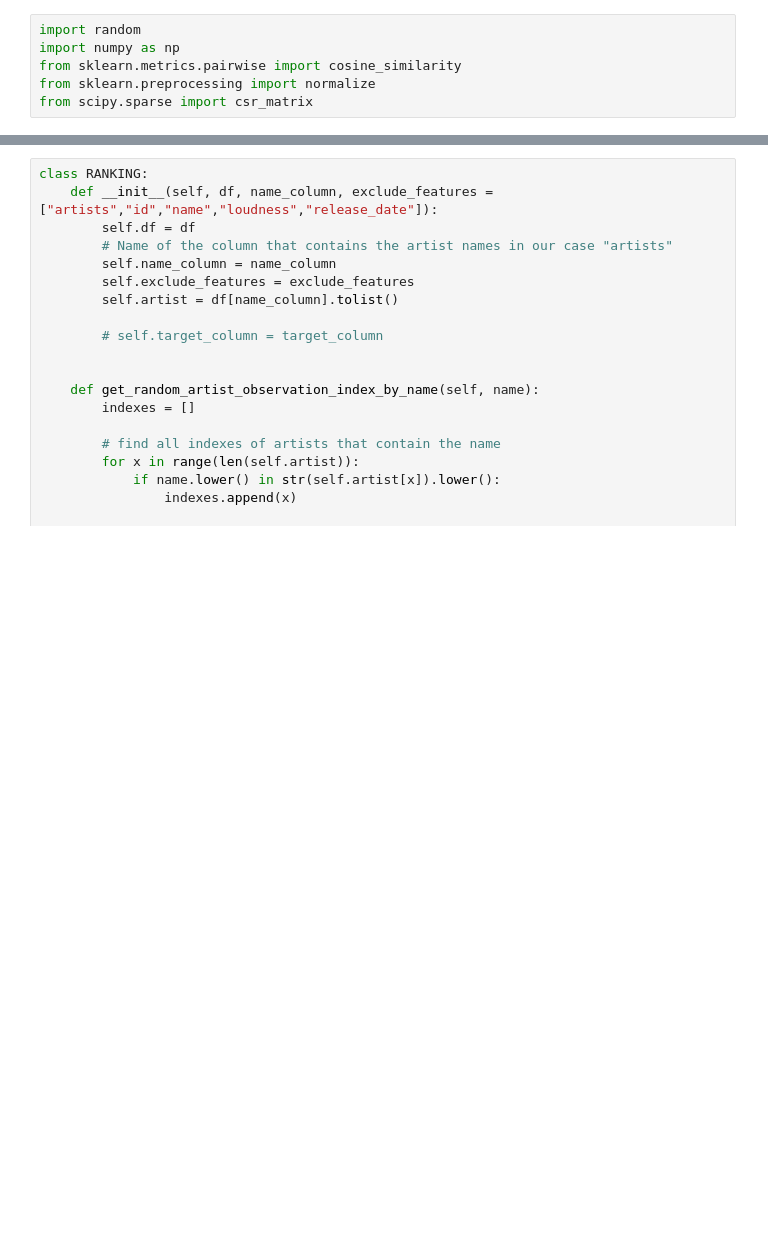
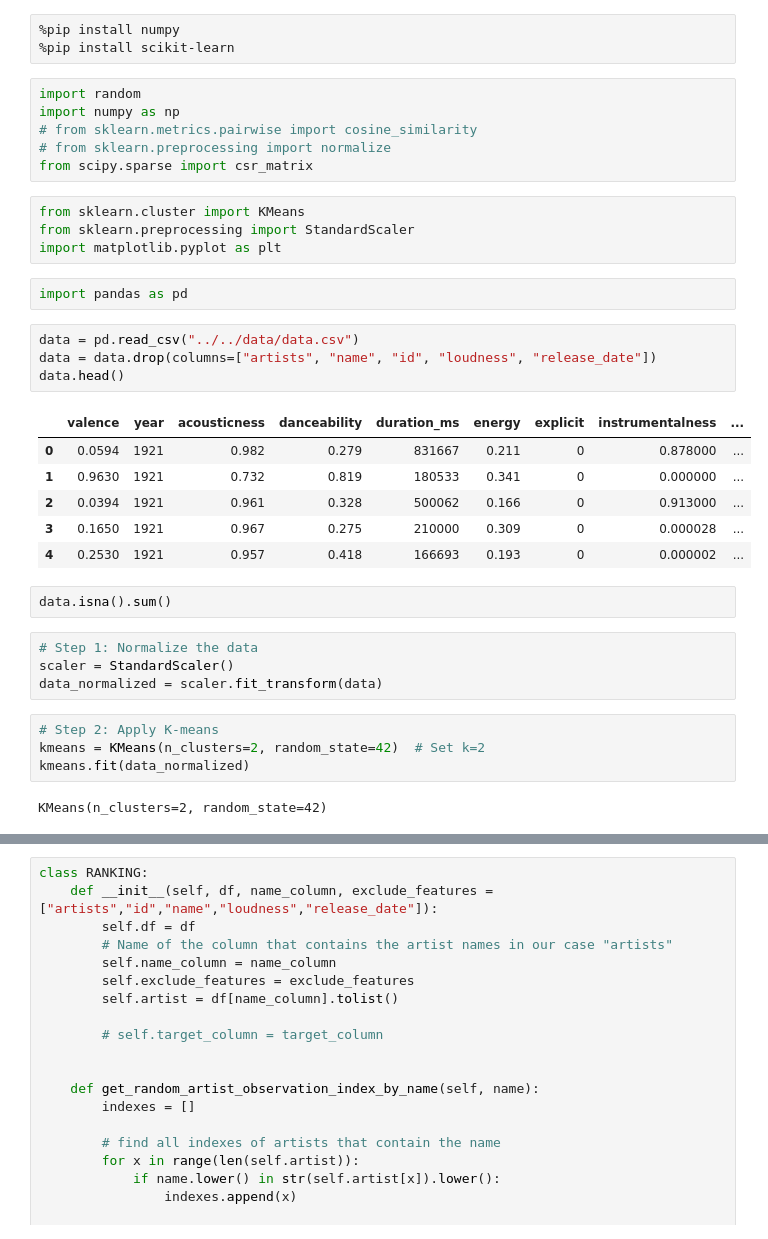
Before and after one commit to Ph-uad/pcpv2, a Jupyter notebook: sandbox/sand_Tester.ipynb, the cells around one changed output, grey strips where cells are left out. Saved outputs shown, nothing was run; the diff lists cells and outputs as text; blank space fills up the shorter version.

```diff
--- a/sandbox/sand_Tester.ipynb
+++ b/sandbox/sand_Tester.ipynb
@@ -1,6 +1,38 @@
+# %%
+%pip install numpy
+%pip install scikit-learn
 # %%
 import random
 import numpy as np
-from sklearn.metrics.pairwise import cosine_similarity
-from sklearn.preprocessing import normalize
+# from sklearn.metrics.pairwise import cosine_similarity
+# from sklearn.preprocessing import normalize
 from scipy.sparse import csr_matrix
+# %%
+from sklearn.cluster import KMeans
+from sklearn.preprocessing import StandardScaler
+import matplotlib.pyplot as plt
+# %%
+import pandas as pd
+# %%
+data = pd.read_csv("../../data/data.csv")
+data = data.drop(columns=["artists", "name", "id", "loudness", "release_date"])
+data.head()
+# %% [output]
+|  | valence | year | acousticness | danceability | duration_ms | energy | explicit | instrumentalness | ... |
+| 0 | 0.0594 | 1921 | 0.982 | 0.279 | 831667 | 0.211 | 0 | 0.878000 | ... |
+| 1 | 0.9630 | 1921 | 0.732 | 0.819 | 180533 | 0.341 | 0 | 0.000000 | ... |
+| 2 | 0.0394 | 1921 | 0.961 | 0.328 | 500062 | 0.166 | 0 | 0.913000 | ... |
+| 3 | 0.1650 | 1921 | 0.967 | 0.275 | 210000 | 0.309 | 0 | 0.000028 | ... |
+| 4 | 0.2530 | 1921 | 0.957 | 0.418 | 166693 | 0.193 | 0 | 0.000002 | ... |
+# %%
+data.isna().sum()
+# %%
+# Step 1: Normalize the data
+scaler = StandardScaler()
+data_normalized = scaler.fit_transform(data)
+# %%
+# Step 2: Apply K-means
+kmeans = KMeans(n_clusters=2, random_state=42)  # Set k=2
+kmeans.fit(data_normalized)
+# %% [output]
+KMeans(n_clusters=2, random_state=42)
```
Also changed, not shown: parts of 8 cells of this notebook, 4 other files.
